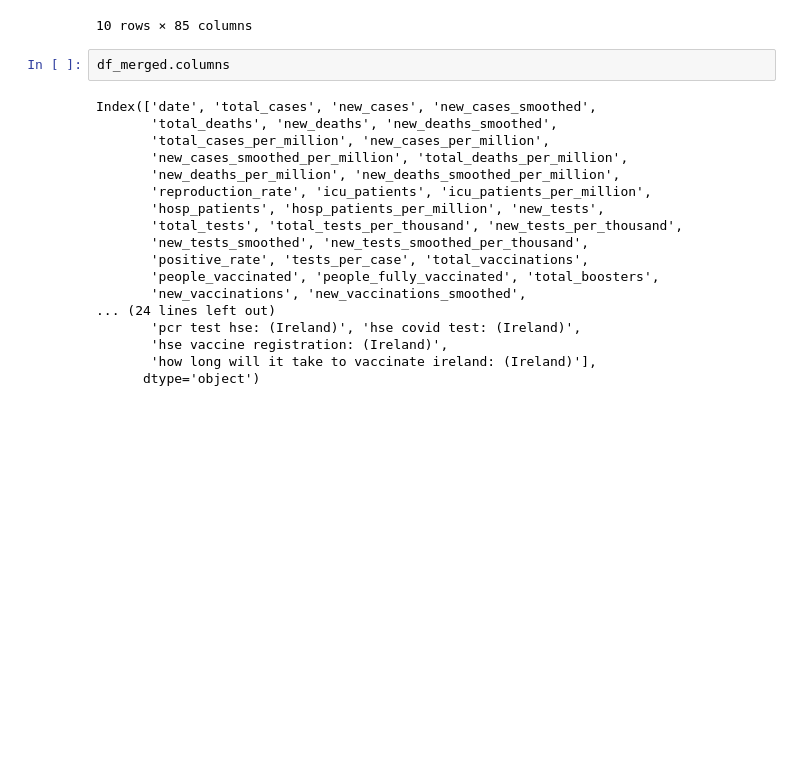
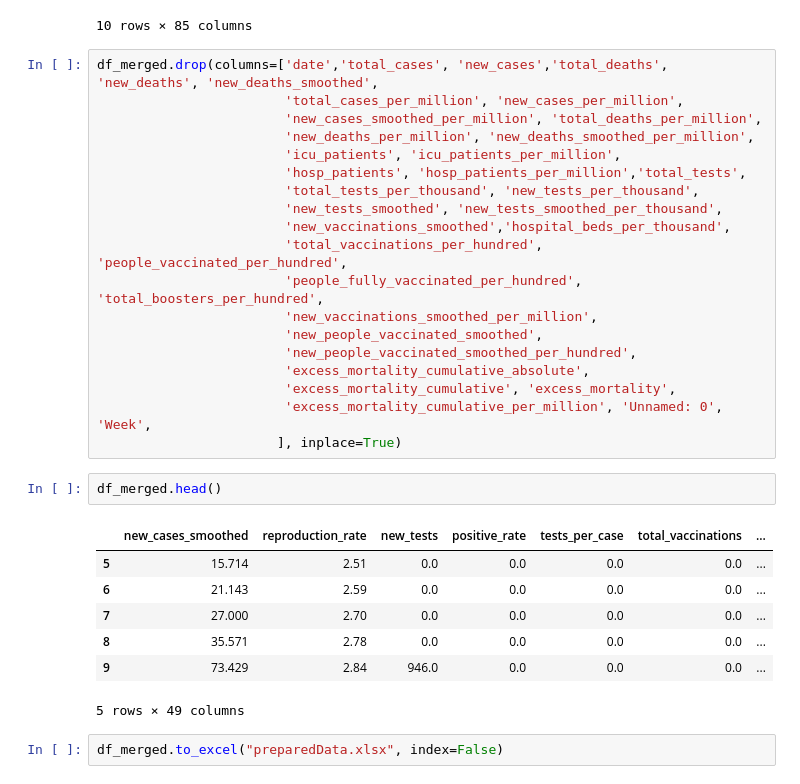
Before and after one commit to SimonMcLain/TUS-Engineering-Team-Project, a Jupyter notebook: Code/dataPrep.ipynb, the cells around one changed output. Saved outputs shown, nothing was run; the diff lists cells and outputs as text; blank space fills up the shorter version.

Commit message:
Windowed the data

```diff
--- a/Code/dataPrep.ipynb
+++ b/Code/dataPrep.ipynb
@@ -109,22 +104,33 @@ df_merged.head(10)
 | 14 | 2020-03-24 | 1329.0 | 204.0 | 158.000 | 7.0 | 1.0 | 0.714 | ... |
 10 rows × 85 columns
 # %%
-df_merged.columns
+df_merged.drop(columns=['date','total_cases', 'new_cases','total_deaths', 'new_deaths', 'new_deaths_smoothed',
+                        'total_cases_per_million', 'new_cases_per_million',
+                        'new_cases_smoothed_per_million', 'total_deaths_per_million',
+                        'new_deaths_per_million', 'new_deaths_smoothed_per_million',
+                        'icu_patients', 'icu_patients_per_million',
+                        'hosp_patients', 'hosp_patients_per_million','total_tests',
+                        'total_tests_per_thousand', 'new_tests_per_thousand',
+                        'new_tests_smoothed', 'new_tests_smoothed_per_thousand',
+                        'new_vaccinations_smoothed','hospital_beds_per_thousand',
+                        'total_vaccinations_per_hundred', 'people_vaccinated_per_hundred',
+                        'people_fully_vaccinated_per_hundred', 'total_boosters_per_hundred',
+                        'new_vaccinations_smoothed_per_million',
+                        'new_people_vaccinated_smoothed',
+                        'new_people_vaccinated_smoothed_per_hundred',
+                        'excess_mortality_cumulative_absolute',
+                        'excess_mortality_cumulative', 'excess_mortality',
+                        'excess_mortality_cumulative_per_million', 'Unnamed: 0', 'Week',
+                       ], inplace=True)
-# %% [output]
-Index(['date', 'total_cases', 'new_cases', 'new_cases_smoothed',
-       'total_deaths', 'new_deaths', 'new_deaths_smoothed',
-       'total_cases_per_million', 'new_cases_per_million',
-       'new_cases_smoothed_per_million', 'total_deaths_per_million',
-       'new_deaths_per_million', 'new_deaths_smoothed_per_million',
-       'reproduction_rate', 'icu_patients', 'icu_patients_per_million',
-       'hosp_patients', 'hosp_patients_per_million', 'new_tests',
-       'total_tests', 'total_tests_per_thousand', 'new_tests_per_thousand',
-       'new_tests_smoothed', 'new_tests_smoothed_per_thousand',
-       'positive_rate', 'tests_per_case', 'total_vaccinations',
-       'people_vaccinated', 'people_fully_vaccinated', 'total_boosters',
-       'new_vaccinations', 'new_vaccinations_smoothed',
-... (24 lines left out)
-       'pcr test hse: (Ireland)', 'hse covid test: (Ireland)',
-       'hse vaccine registration: (Ireland)',
-       'how long will it take to vaccinate ireland: (Ireland)'],
-      dtype='object')
+# %%
+df_merged.head()
+# %% [output]
+|  | new_cases_smoothed | reproduction_rate | new_tests | positive_rate | tests_per_case | total_vaccinations | ... |
+| 5 | 15.714 | 2.51 | 0.0 | 0.0 | 0.0 | 0.0 | ... |
+| 6 | 21.143 | 2.59 | 0.0 | 0.0 | 0.0 | 0.0 | ... |
+| 7 | 27.000 | 2.70 | 0.0 | 0.0 | 0.0 | 0.0 | ... |
+| 8 | 35.571 | 2.78 | 0.0 | 0.0 | 0.0 | 0.0 | ... |
+| 9 | 73.429 | 2.84 | 946.0 | 0.0 | 0.0 | 0.0 | ... |
+5 rows × 49 columns
+# %%
+df_merged.to_excel("preparedData.xlsx", index=False)
```
Also changed, not shown: parts of 2 cells of this notebook, 4 other files.
